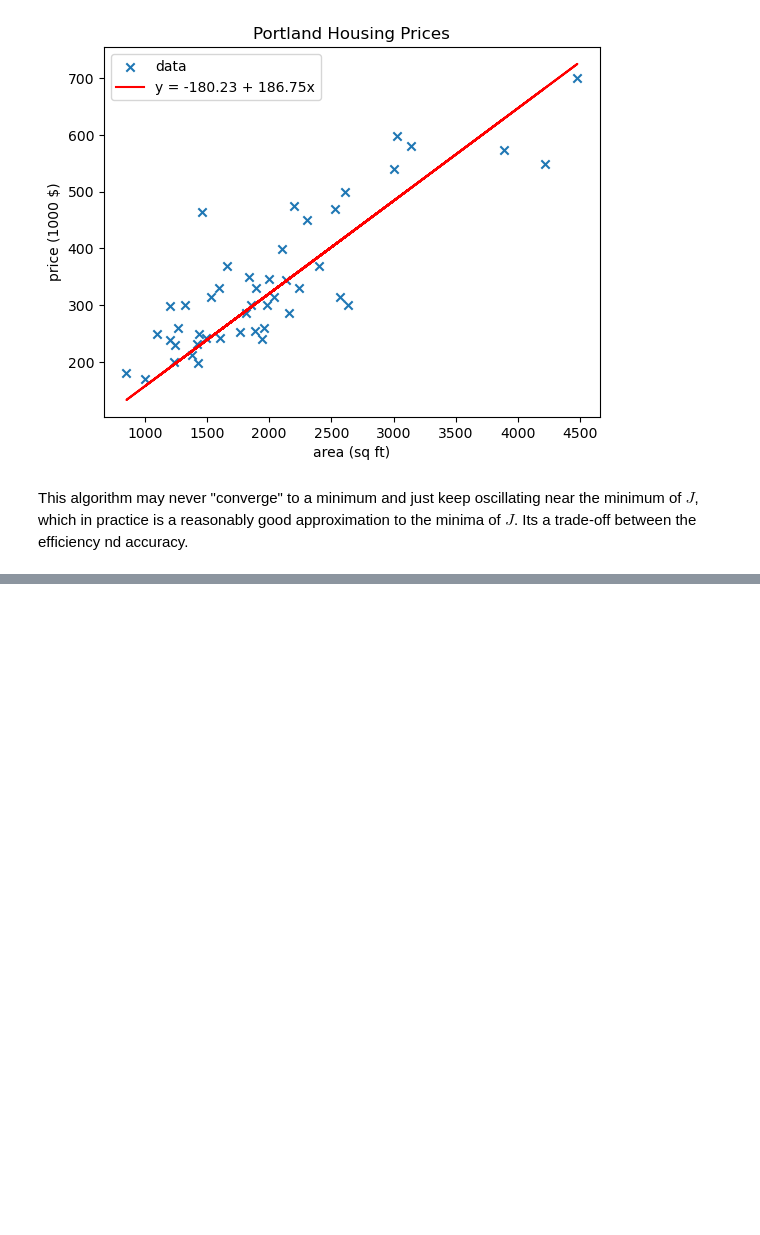
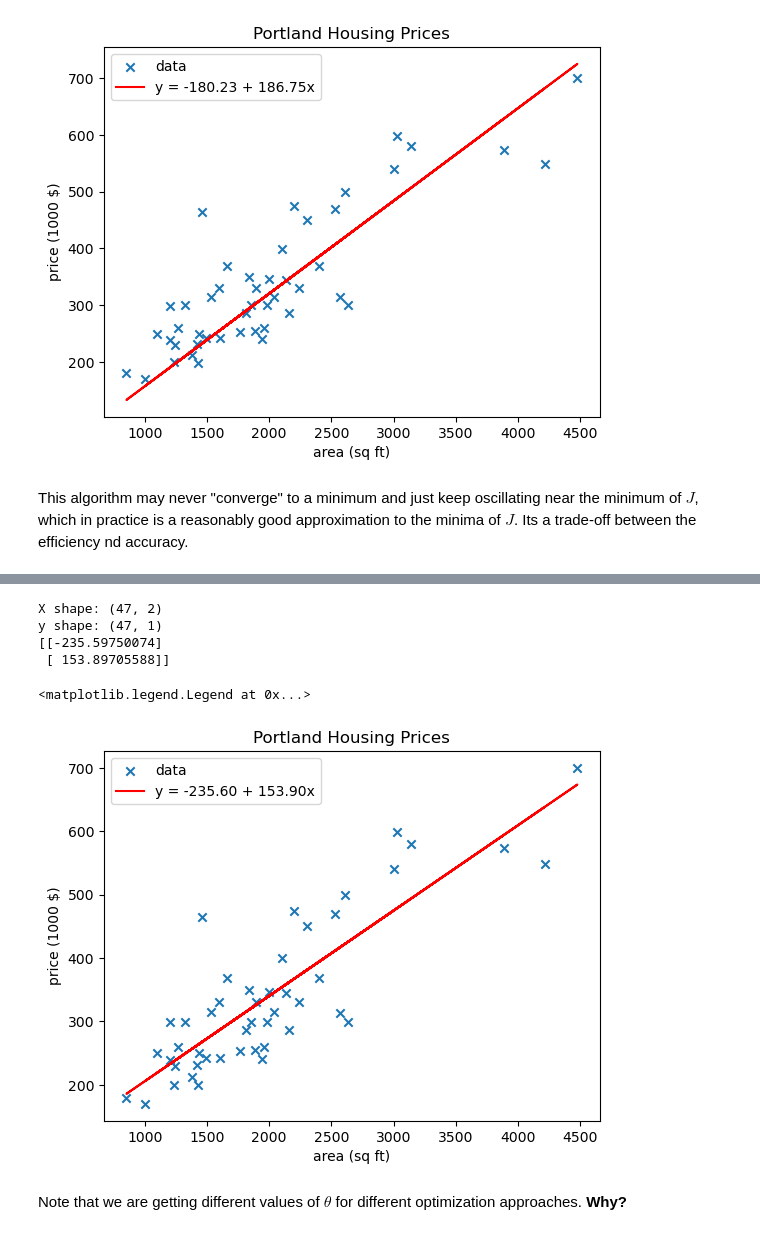
Before and after one commit to AshishSinha5/course_notes, a Jupyter notebook: cs229/chapter_1.ipynb, the cells around one changed output, grey strips where cells are left out. Drawn from its saved outputs; the diff is of its cells as text; code cells hidden in the pictures; blank space fills up the shorter version.

Commit message:
normal equations

```diff
--- a/cs229/chapter_1.ipynb
+++ b/cs229/chapter_1.ipynb
@@ -200,0 +244,30 @@ While gradient descent approximates the value of $\theta$ which minimizes $J(\th
+# %%
+n = len(df)
+X = df['area'].values.reshape(-1,1)
+X = np.hstack((np.ones((n,1)), X))
+# normalize feature matrix
+X_norm = (X - X.mean())/X.std()
+y = df['price'].values.reshape(-1,1)/1000
+
+print(f"X shape: {X.shape} \ny shape: {y.shape}")
+
+theta = np.dot(np.dot(np.linalg.inv(np.dot(X_norm.T,X_norm)),X_norm.T),y)
+print(theta)
+# %% [output]
+X shape: (47, 2)
+y shape: (47, 1)
+[[-235.59750074]
+ [ 153.89705588]]
+# %%
+y_hat = np.dot(X_norm,theta)
+plt.scatter(X[:, 1],y, label = 'data', marker = 'x')
+plt.plot(X[:, 1],y_hat,'r', label = 'y = %.2f + %.2fx'%(theta[0],theta[1]))
+plt.xlabel('area (sq ft)')
+plt.ylabel('price (1000 $)')
+plt.title('Portland Housing Prices')
+plt.legend()
+# %% [output]
+<matplotlib.legend.Legend at 0x...>
+[figure, added]
+# %% [markdown]
+Note that we are getting different values of $\theta$ for different optimization approaches. **Why?**
```
Also changed, not shown: parts of 2 cells of this notebook.
